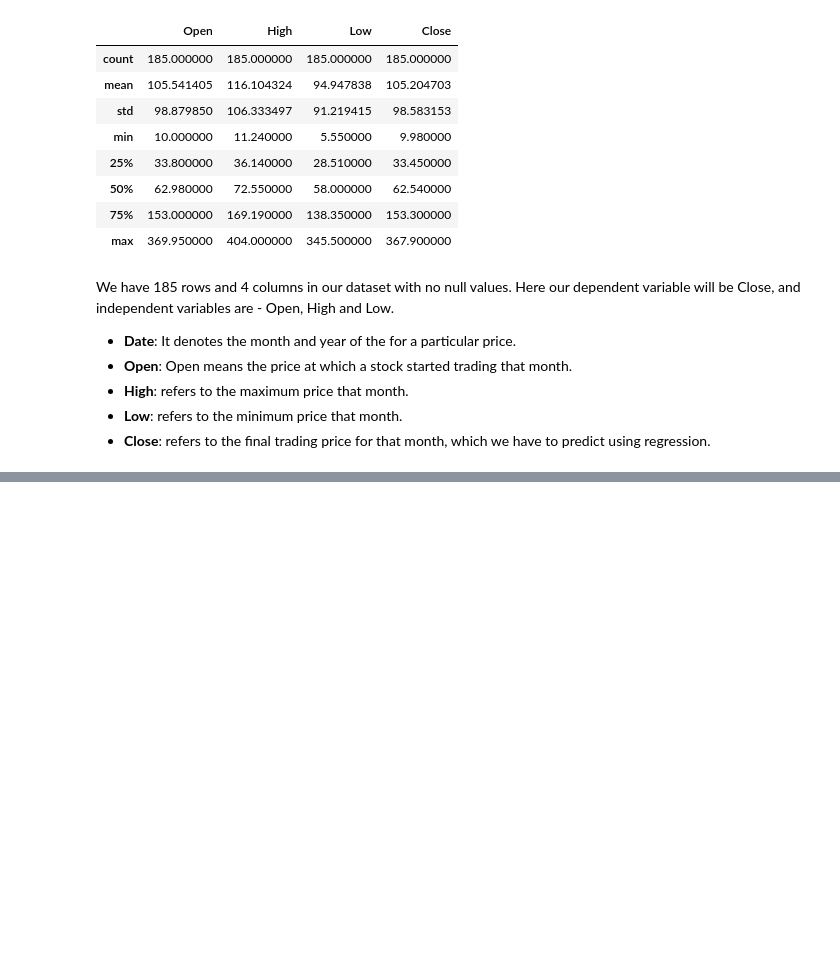
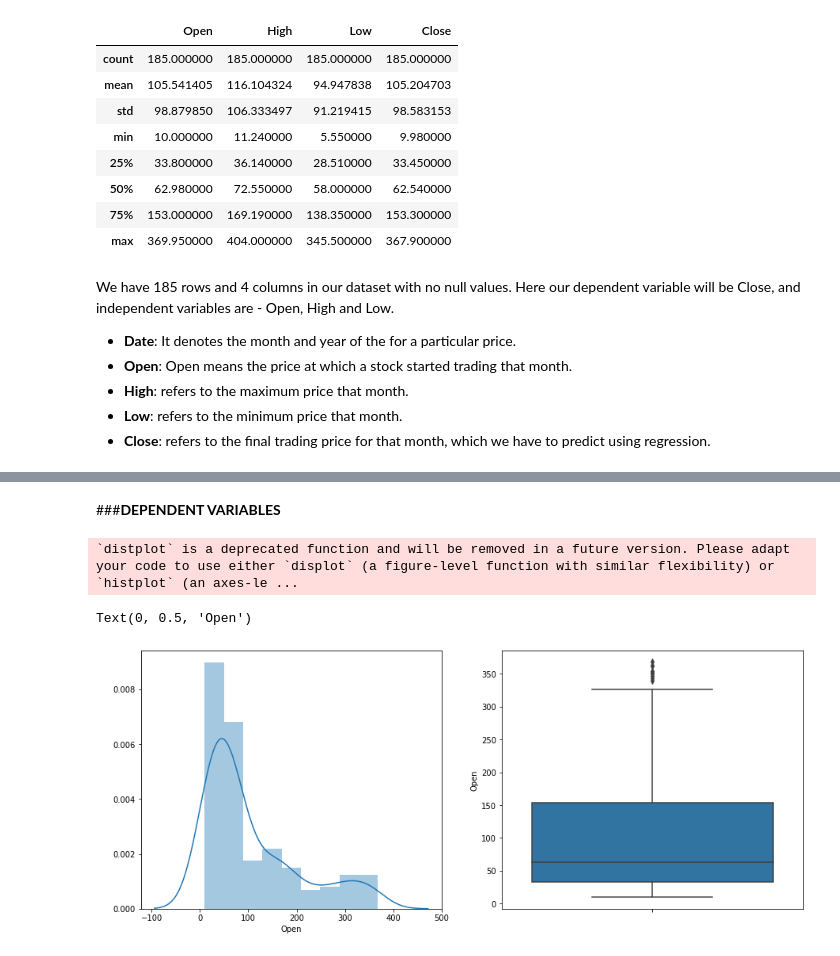
Before and after one commit to Kanika211/Yes_Bank_Stock_Closing_price, a Jupyter notebook: YES_Bank_Stock_Closing_Price.ipynb, the cells around one changed output, grey strips where cells are left out. Drawn from its saved outputs; the diff is of its cells as text; code cells hidden in the pictures; blank space fills up the shorter version.

```diff
--- a/YES_Bank_Stock_Closing_Price.ipynb
+++ b/YES_Bank_Stock_Closing_Price.ipynb
@@ -94,0 +161,18 @@ We have 185 rows and 4 columns in our dataset with no null values. Here our depe
+# %% [markdown]
+###<b>DEPENDENT VARIABLES</b>
+# %%
+#plots for dependent variable
+plt.figure(figsize=(15,6))
+plt.subplot(1, 2, 1)
+fig = sns.distplot(df1['Close'].dropna())
+fig.set_ylabel(' ')
+fig.set_xlabel(var)
+
+plt.subplot(1, 2, 2)
+fig = sns.boxplot(y=df1['Close'])
+fig.set_title('')
+fig.set_ylabel(var)
+# %% [output]
+`distplot` is a deprecated function and will be removed in a future version. Please adapt your code to use either `displot` (a figure-level function with similar flexibility) or `histplot` (an axes-le ...
+Text(0, 0.5, 'Open')
+[figure, added]
```
Also changed, not shown: parts of 12 cells of this notebook.
